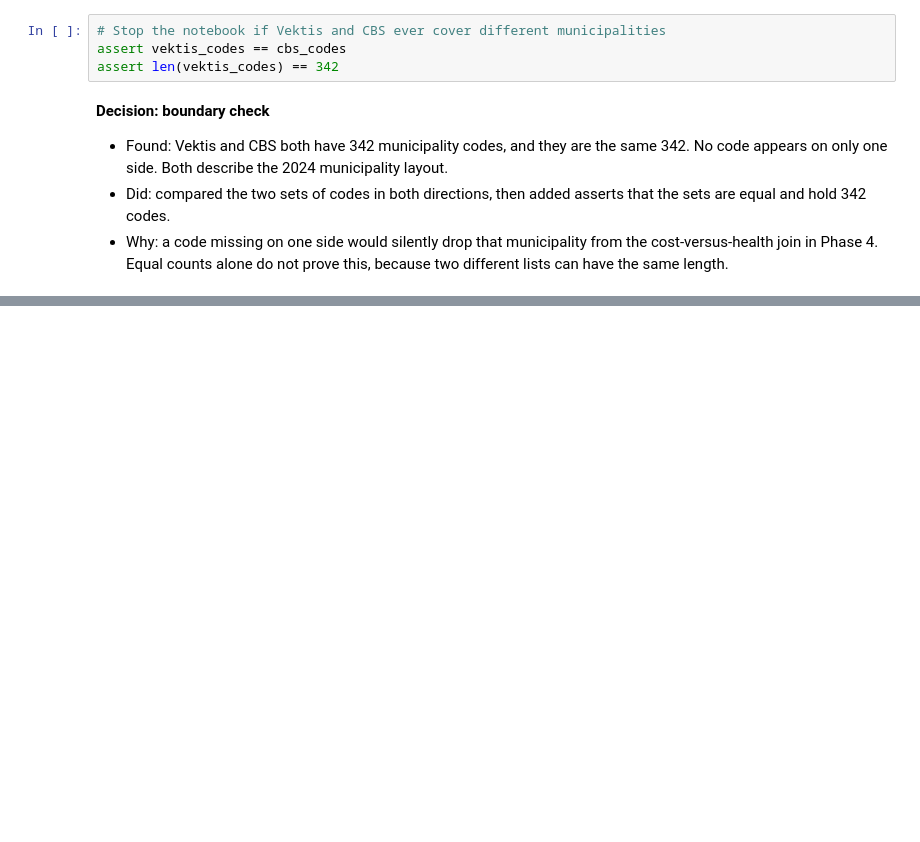
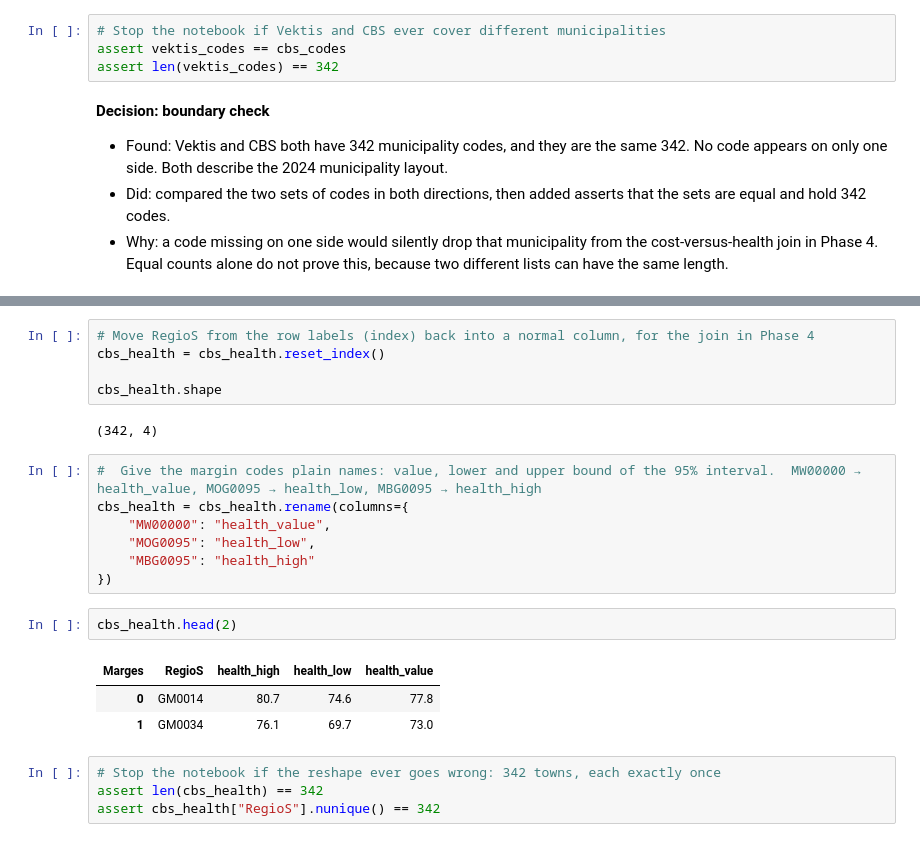
Before and after one commit to FaraRahimi/health-cost-benchmark, a Jupyter notebook: notebooks/02_clean.ipynb, the cells around one changed output, grey strips where cells are left out. Cells and saved outputs as stored; diff of their text form; blank space fills up the shorter version.

```diff
--- a/notebooks/02_clean.ipynb
+++ b/notebooks/02_clean.ipynb
@@ -459,0 +511,24 @@ assert len(vektis_codes) == 342
+# %%
+# Move RegioS from the row labels (index) back into a normal column, for the join in Phase 4
+cbs_health = cbs_health.reset_index()
+
+cbs_health.shape
+# %% [output]
+(342, 4)
+# %%
+#  Give the margin codes plain names: value, lower and upper bound of the 95% interval.  MW00000 → health_value, MOG0095 → health_low, MBG0095 → health_high
+cbs_health = cbs_health.rename(columns={
+    "MW00000": "health_value",
+    "MOG0095": "health_low",
+    "MBG0095": "health_high"
+})
+# %%
+cbs_health.head(2)
+# %% [output]
+| Marges | RegioS | health_high | health_low | health_value |
+| 0 | GM0014 | 80.7 | 74.6 | 77.8 |
+| 1 | GM0034 | 76.1 | 69.7 | 73.0 |
+# %%
+# Stop the notebook if the reshape ever goes wrong: 342 towns, each exactly once
+assert len(cbs_health) == 342
+assert cbs_health["RegioS"].nunique() == 342
```
Also changed, not shown: parts of 11 cells of this notebook.
